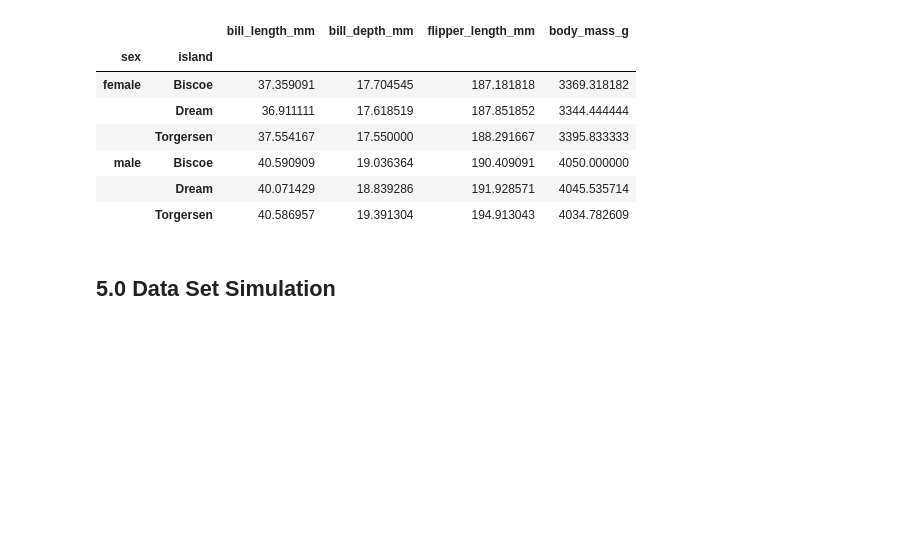
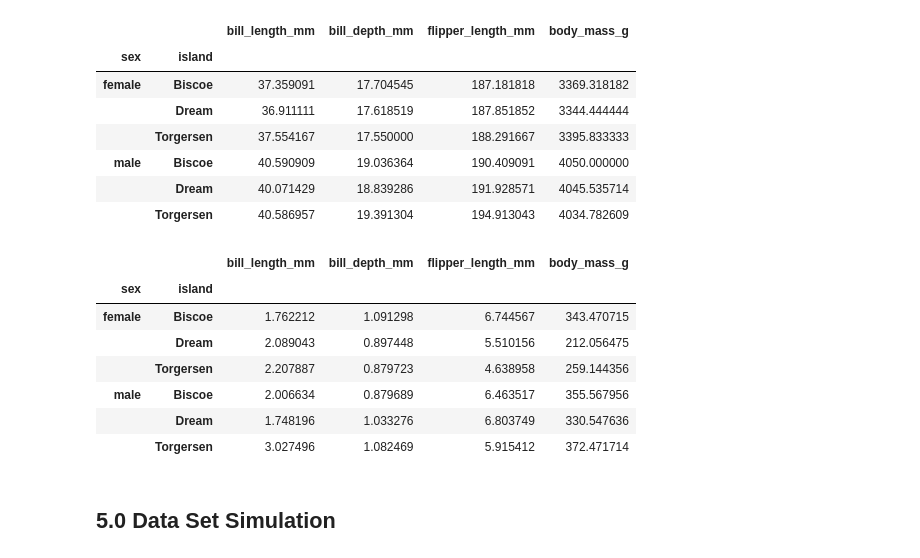
Before and after one commit to ssteffens/programming-data-analysis-project, a Jupyter notebook: project.ipynb, the cells around one changed output. Saved outputs shown, nothing was run; the diff lists cells and outputs as text; code cells hidden in the pictures; blank space fills up the shorter version.

```diff
--- a/project.ipynb
+++ b/project.ipynb
@@ -570,6 +613,18 @@ adelie.groupby(['sex', 'island']).mean()
 | male | Biscoe | 40.590909 | 19.036364 | 190.409091 | 4050.000000 |
 |  | Dream | 40.071429 | 18.839286 | 191.928571 | 4045.535714 |
 |  | Torgersen | 40.586957 | 19.391304 | 194.913043 | 4034.782609 |
+# %%
+# Comparing standard deviation for species Adelie
+adelie.groupby(['sex', 'island']).std()
+# %% [output]
+|  |  | bill_length_mm | bill_depth_mm | flipper_length_mm | body_mass_g |
+| sex | island |  |  |  |  |
+| female | Biscoe | 1.762212 | 1.091298 | 6.744567 | 343.470715 |
+|  | Dream | 2.089043 | 0.897448 | 5.510156 | 212.056475 |
+|  | Torgersen | 2.207887 | 0.879723 | 4.638958 | 259.144356 |
+| male | Biscoe | 2.006634 | 0.879689 | 6.463517 | 355.567956 |
+|  | Dream | 1.748196 | 1.033276 | 6.803749 | 330.547636 |
+|  | Torgersen | 3.027496 | 1.082469 | 5.915412 | 372.471714 |
 # %% [markdown]
 <a id='part5.0'></a>
 ## **5.0 Data Set Simulation**
```
Also changed, not shown: parts of 25 cells of this notebook.
